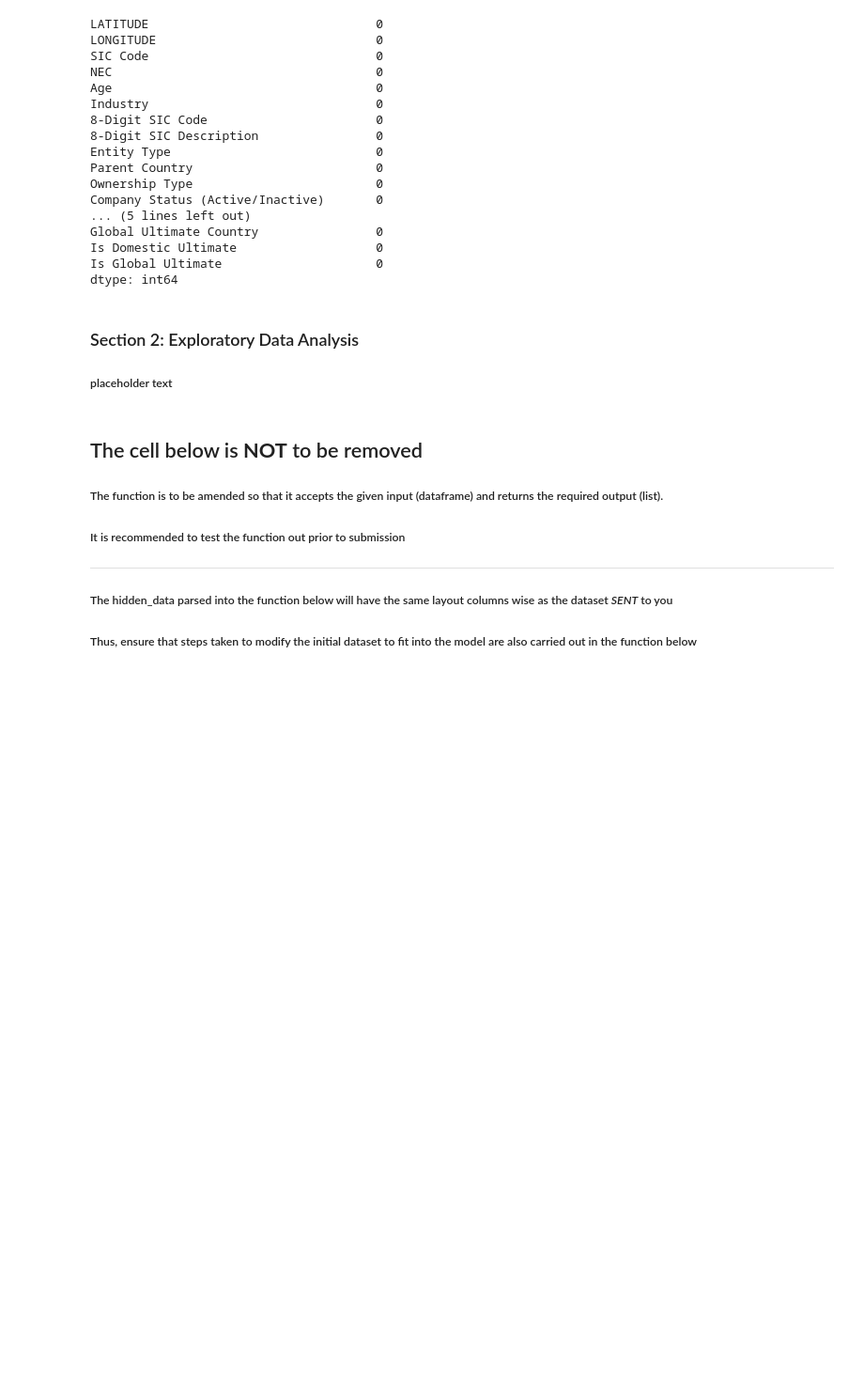
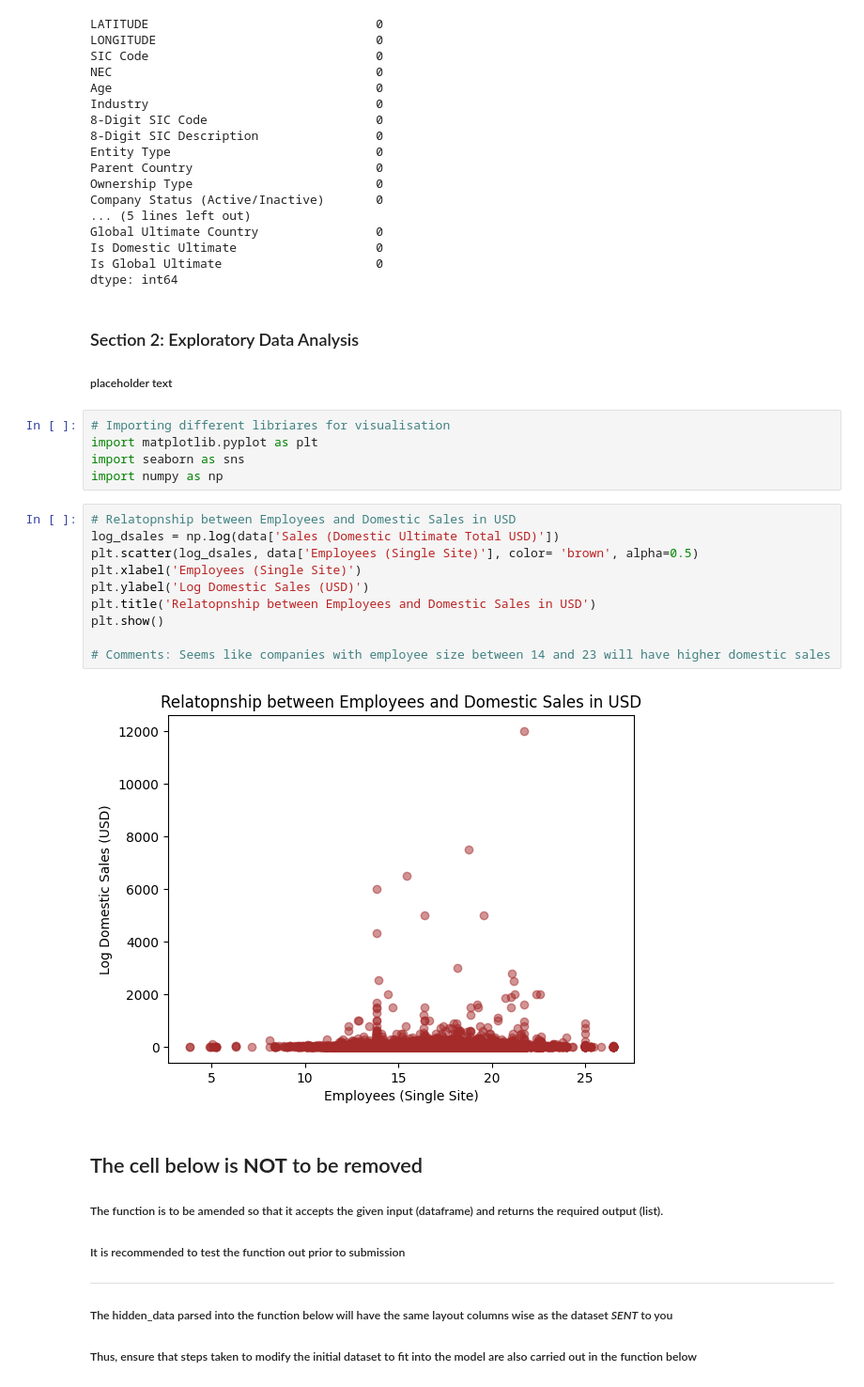
Before and after one commit to Therulow/NUS-SDS-Datathon-Champion-Group315, a Jupyter notebook: NUS_DATATHON_CHAMPION_TEAM NAME.ipynb, the cells around one changed output. Shown: that part at 94% size. Cells and saved outputs as stored; diff of their text form; blank space fills up the shorter version.

Commit message:
Data Visualisation (Employee vs Domestic Sales)

```diff
--- a/NUS_DATATHON_CHAMPION_TEAM NAME.ipynb
+++ b/NUS_DATATHON_CHAMPION_TEAM NAME.ipynb
@@ -182,6 +182,23 @@ dtype: int64
 # %% [markdown]
 ### Section 2: Exploratory Data Analysis
 ##### placeholder text
+# %%
+# Importing different libriares for visualisation
+import matplotlib.pyplot as plt
+import seaborn as sns
+import numpy as np
+# %%
+# Relatopnship between Employees and Domestic Sales in USD
+log_dsales = np.log(data['Sales (Domestic Ultimate Total USD)'])
+plt.scatter(log_dsales, data['Employees (Single Site)'], color= 'brown', alpha=0.5)
+plt.xlabel('Employees (Single Site)')
+plt.ylabel('Log Domestic Sales (USD)')
+plt.title('Relatopnship between Employees and Domestic Sales in USD')
+plt.show()
+
+# Comments: Seems like companies with employee size between 14 and 23 will have higher domestic sales
+# %% [output]
+[figure, added]
 # %% [markdown]
 ## The cell below is **NOT** to be removed
 ##### The function is to be amended so that it accepts the given input (dataframe) and returns the required output (list).
```
